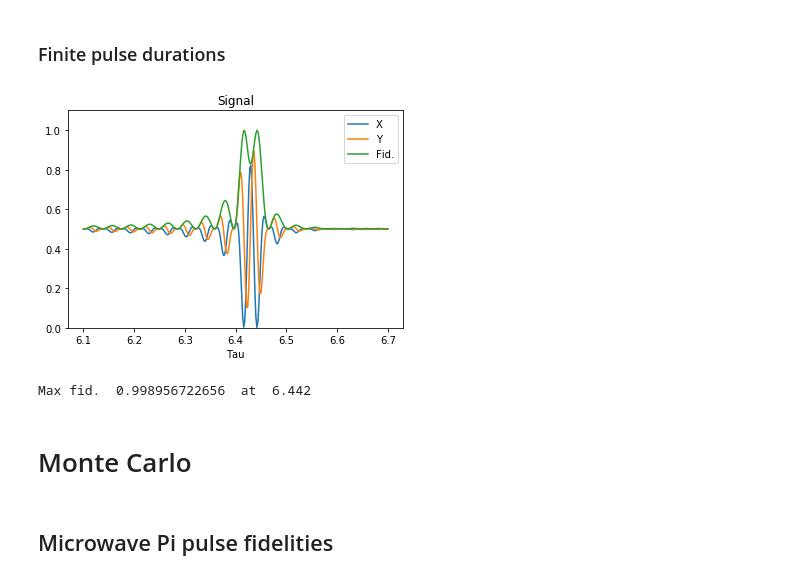
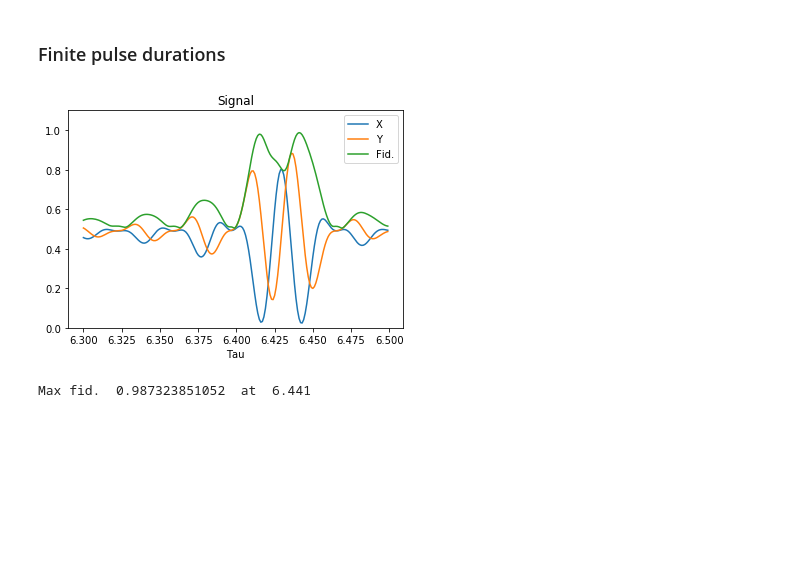
Before and after one commit to zaguros/analysis, a Jupyter notebook: notebooks/Quantum Networks/Simulations/MW_pulse_simulation.ipynb, the cells around one changed output. Cells and saved outputs as stored; diff of their text form; code cells hidden in the pictures; blank space fills up the shorter version.

```diff
--- a/notebooks/Quantum Networks/Simulations/MW_pulse_simulation.ipynb
+++ b/notebooks/Quantum Networks/Simulations/MW_pulse_simulation.ipynb
@@ -31,14 +97,10 @@ Max fid.  0.999811861503  at  6.417
 ### Finite pulse durations
 # %%
 reload(nsc)
-NVsys = nsc.noisy_NV_system(mw_duration=100e-9,use_hf_library = True,inc_nitrogen=True,pulse_shape='Hermite')
+NVsys = nsc.noisy_NV_system(mw_duration=100e-9,mean_amp=0.99,use_hf_library = True,inc_nitrogen=True,pulse_shape='Hermite')
 
 # nsc.C13_fingerprint(NVsys,N=32,tau_range =  np.arange(6.1e-6,6.7e-6,2e-9),quick_calc = False)
-nsc.prepare_X_and_measure_XY(NVsys,tau_range =  np.arange(6.1e-6,6.7e-6,2e-9),meas='eXY')
+nsc.prepare_X_and_measure_XY(NVsys,tau_range =  np.arange(6.3e-6,6.5e-6,1e-9),meas='eXY')
 # %% [output]
-[figure, old version]
+[figure, new version]
-Max fid.  0.998956722656  at  6.442
+Max fid.  0.987323851052  at  6.441
-# %% [markdown]
-# Monte Carlo
-# %% [markdown]
-## Microwave Pi pulse fidelities
```
Also changed, not shown: parts of 23 cells of this notebook, 2 other files.
